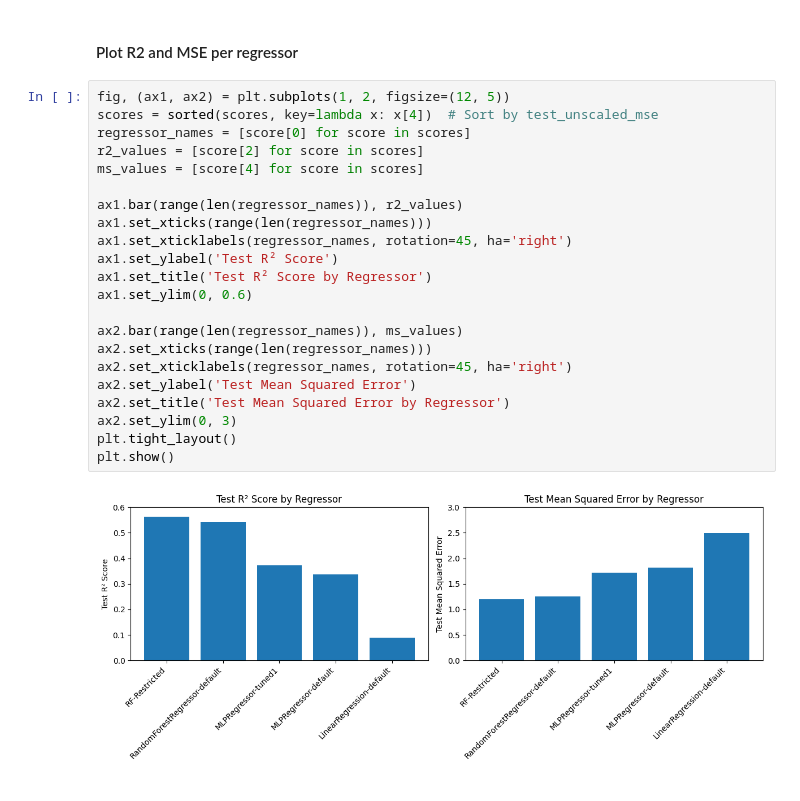
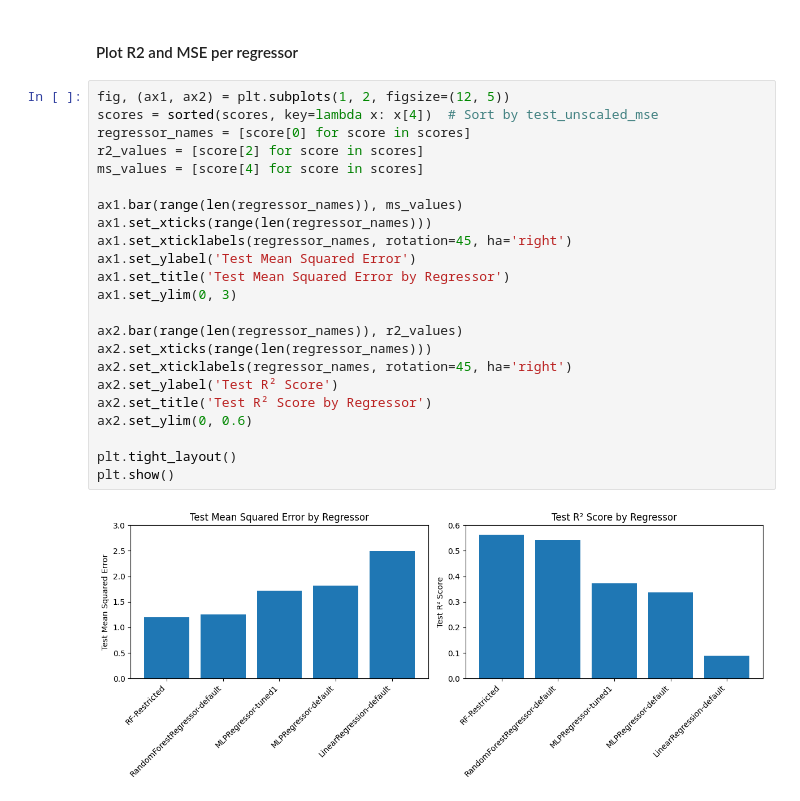
Before and after one commit to NullString1/COMP2002, a Jupyter notebook: regression.ipynb, the cells around one changed output. Cells and saved outputs as stored; diff of their text form.

Commit message:
Swap graph order

```diff
--- a/regression.ipynb
+++ b/regression.ipynb
@@ -294,24 +294,25 @@ plt.show()
 # %%
 fig, (ax1, ax2) = plt.subplots(1, 2, figsize=(12, 5))
 scores = sorted(scores, key=lambda x: x[4])  # Sort by test_unscaled_mse
 regressor_names = [score[0] for score in scores]
 r2_values = [score[2] for score in scores]
 ms_values = [score[4] for score in scores]
 
-ax1.bar(range(len(regressor_names)), r2_values)
+ax1.bar(range(len(regressor_names)), ms_values)
 ax1.set_xticks(range(len(regressor_names)))
 ax1.set_xticklabels(regressor_names, rotation=45, ha='right')
-ax1.set_ylabel('Test R² Score')
-ax1.set_title('Test R² Score by Regressor')
-ax1.set_ylim(0, 0.6)
+ax1.set_ylabel('Test Mean Squared Error')
+ax1.set_title('Test Mean Squared Error by Regressor')
+ax1.set_ylim(0, 3)
 
-ax2.bar(range(len(regressor_names)), ms_values)
+ax2.bar(range(len(regressor_names)), r2_values)
 ax2.set_xticks(range(len(regressor_names)))
 ax2.set_xticklabels(regressor_names, rotation=45, ha='right')
-ax2.set_ylabel('Test Mean Squared Error')
-ax2.set_title('Test Mean Squared Error by Regressor')
-ax2.set_ylim(0, 3)
+ax2.set_ylabel('Test R² Score')
+ax2.set_title('Test R² Score by Regressor')
+ax2.set_ylim(0, 0.6)
+
 plt.tight_layout()
 plt.show()
 # %% [output]
-[figure, old version]
+[figure, new version]
```
